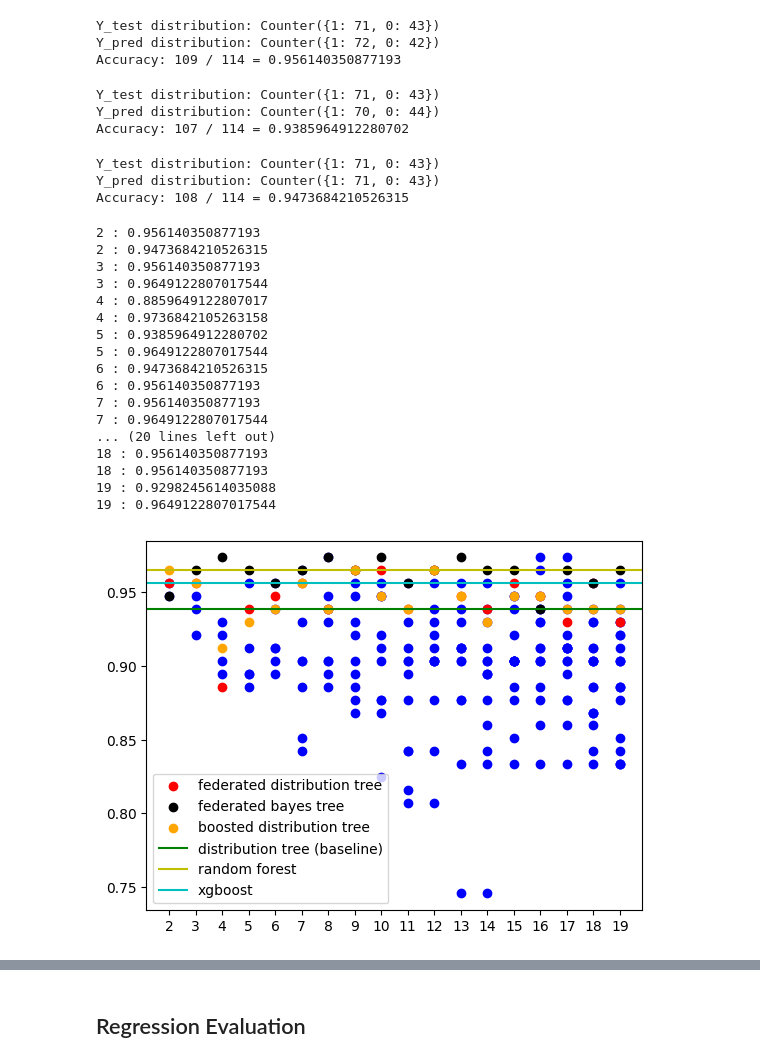
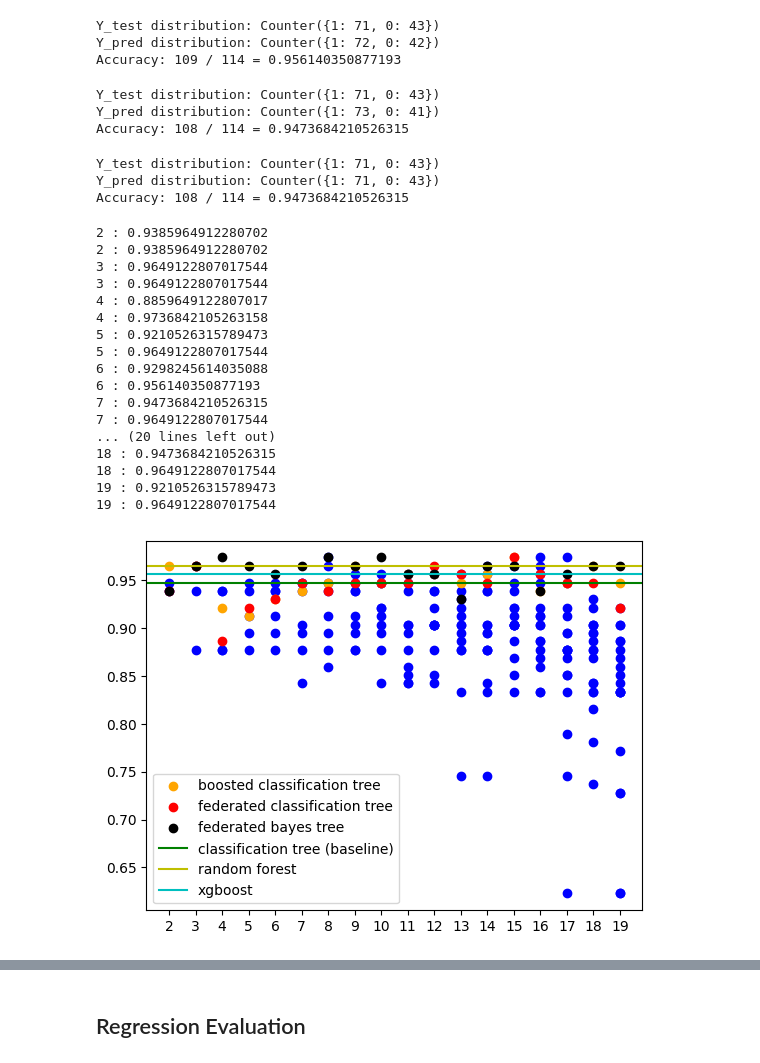
Before and after one commit to TakoAI/federated-decision-tree, a Jupyter notebook: federated-decision-tree-evaluation.ipynb, the cells around one changed output, grey strips where cells are left out. Cells and saved outputs as stored; diff of their text form; code cells hidden in the pictures.

```diff
--- a/federated-decision-tree-evaluation.ipynb
+++ b/federated-decision-tree-evaluation.ipynb
@@ -46,7 +46,7 @@ XGBClassifier(base_score=None, booster=None, callbacks=None,
               predictor=None, random_state=None, ...)
 # %%
 # Initiate and train the federated distribution tree
-root = FDT().fit(X_train, Y_train)
+root = FDT(algo_type="classification").fit(X_train, Y_train)
 root2 = FDT(algo_type="bayes").fit(X_train, Y_train)
 # %%
 def evaluate_test(root, verbose = True):
@@ -87,8 +87,8 @@ evaluate_test(root)
 base = evaluate_test(root, verbose = False)
 # %% [output]
 Y_test distribution: Counter({1: 71, 0: 43})
-Y_pred distribution: Counter({1: 70, 0: 44})
-Accuracy: 107 / 114 = 0.9385964912280702
+Y_pred distribution: Counter({1: 73, 0: 41})
+Accuracy: 108 / 114 = 0.9473684210526315
 # %%
 evaluate_test(root2)
 base2 = evaluate_test(root2, verbose = False)
@@ -117,7 +117,7 @@ for separate_n in range(2, limit):
     for i in range(separate_n):
         X_train_tmp, Y_train_tmp = X_train.head((i+1) * seg).tail(seg), Y_train[i*seg:(i+1)*seg]
 
-        root_tmp = FDT().fit(X_train_tmp, Y_train_tmp)
+        root_tmp = FDT(algo_type="classification").fit(X_train_tmp, Y_train_tmp)
         roots.append(root_tmp)
 
         root2_tmp = FDT(algo_type="bayes").fit(X_train_tmp, Y_train_tmp)
@@ -147,37 +147,37 @@ for separate_n in range(2, limit):
     result2_merge.append(result2_tmp)
     result2_model.append(root2s[0])
 # %% [output]
-2 : 0.956140350877193
-2 : 0.9473684210526315
-3 : 0.956140350877193
+2 : 0.9385964912280702
+2 : 0.9385964912280702
+3 : 0.9649122807017544
 3 : 0.9649122807017544
 4 : 0.8859649122807017
 4 : 0.9736842105263158
-5 : 0.9385964912280702
+5 : 0.9210526315789473
 5 : 0.9649122807017544
-6 : 0.9473684210526315
+6 : 0.9298245614035088
 6 : 0.956140350877193
-7 : 0.956140350877193
+7 : 0.9473684210526315
 7 : 0.9649122807017544
 ... (20 lines left out)
-18 : 0.956140350877193
-18 : 0.956140350877193
-19 : 0.9298245614035088
+18 : 0.9473684210526315
+18 : 0.9649122807017544
+19 : 0.9210526315789473
 19 : 0.9649122807017544
 # %%
 plt.figure()
 for separate_n in range(2, limit):
     plt.scatter(x=np.ones(separate_n)*separate_n, y=result_sep[separate_n-2], c="b")
-plt.scatter(x=range(2, limit), y=result_merge, c="r", label="federated distribution tree")
+plt.scatter(x=range(2, limit), y=result_boost, c="orange", label="boosted classification tree")
+plt.scatter(x=range(2, limit), y=result_merge, c="r", label="federated classification tree")
 plt.scatter(x=range(2, limit), y=result2_merge, c="black", label="federated bayes tree")
-plt.scatter(x=range(2, limit), y=result_boost, c="orange", label="boosted distribution tree")
-plt.axhline(y = base, color = 'g', linestyle = '-', label="distribution tree (baseline)")
+plt.axhline(y = base, color = 'g', linestyle = '-', label="classification tree (baseline)")
 plt.axhline(y = skbase, color = 'y', linestyle = '-', label="random forest")
 plt.axhline(y = xgbbase, color = 'c', linestyle = '-', label="xgboost")
 plt.xticks(range(2, limit), range(2, limit))
 plt.legend()
 plt.show()
 # %% [output]
-[figure, old version]
+[figure, new version]
 # %%
 plt.figure()
```
Also changed, not shown: parts of 8 cells of this notebook, 2 other files.
